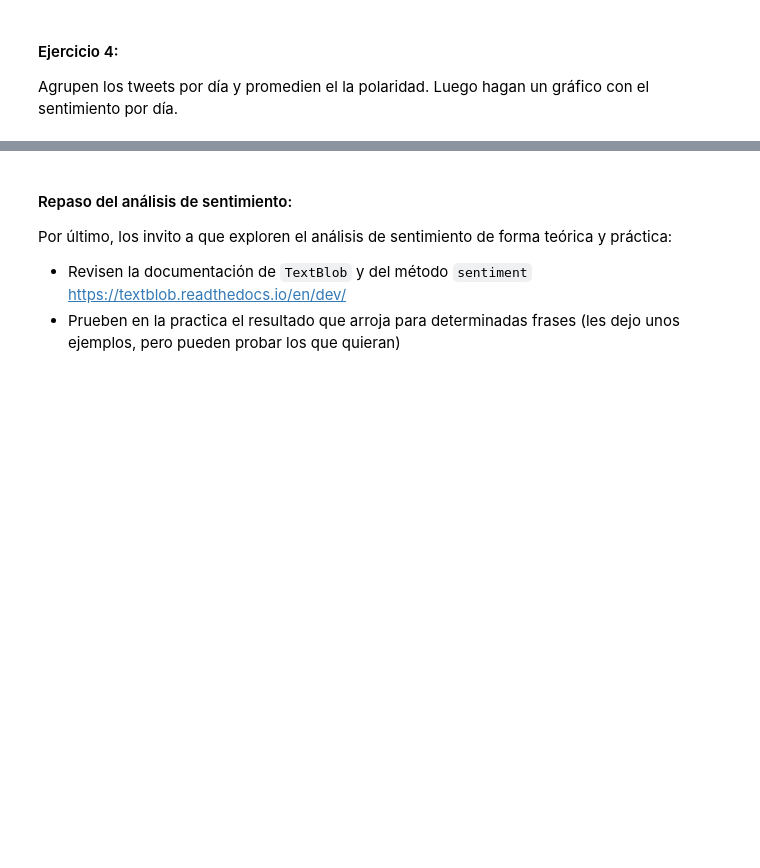
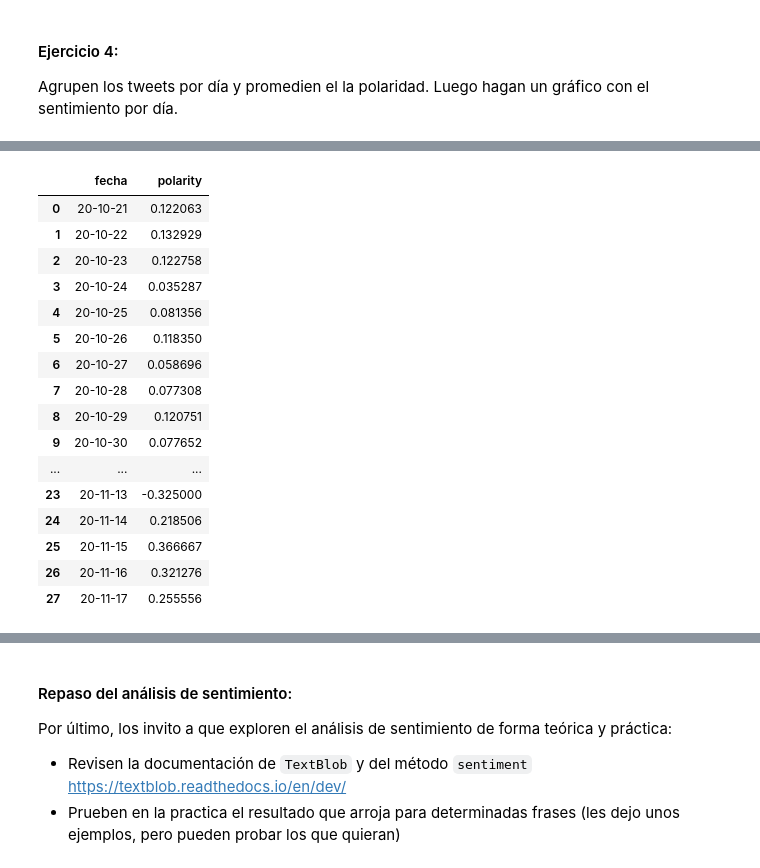
Before and after one commit to hpilar/TrabajosPracticos-Grupo4, a Jupyter notebook: TP1/TP1 - Parte 2.ipynb, the cells around one changed output, grey strips where cells are left out. Drawn from its saved outputs; the diff is of its cells as text; code cells hidden in the pictures; blank space fills up the shorter version.

```diff
--- a/TP1/TP1 - Parte 2.ipynb
+++ b/TP1/TP1 - Parte 2.ipynb
@@ -568,0 +584,25 @@ Matplotlib is building the font cache; this may take a moment.
+# %%
+# Agrupamos los tweets por fecha y promediamos su polaridad
+tweets_dia_agg = tweets_sentimiento.groupby(by = ["fecha"]).agg({"polarity":"mean"})
+# Reseteamos el índice para que fecha no sea tomado como tal
+tweets_dia_agg . reset_index ( inplace = True )
+# Visualizamos el nuevo data frame
+tweets_dia_agg
+# %% [output]
+|  | fecha | polarity |
+| 0 | 20-10-21 | 0.122063 |
+| 1 | 20-10-22 | 0.132929 |
+| 2 | 20-10-23 | 0.122758 |
+| 3 | 20-10-24 | 0.035287 |
+| 4 | 20-10-25 | 0.081356 |
+| 5 | 20-10-26 | 0.118350 |
+| 6 | 20-10-27 | 0.058696 |
+| 7 | 20-10-28 | 0.077308 |
+| 8 | 20-10-29 | 0.120751 |
+| 9 | 20-10-30 | 0.077652 |
+| ... | ... | ... |
+| 23 | 20-11-13 | -0.325000 |
+| 24 | 20-11-14 | 0.218506 |
+| 25 | 20-11-15 | 0.366667 |
+| 26 | 20-11-16 | 0.321276 |
+| 27 | 20-11-17 | 0.255556 |
```
Also changed, not shown: parts of 22 cells of this notebook.
